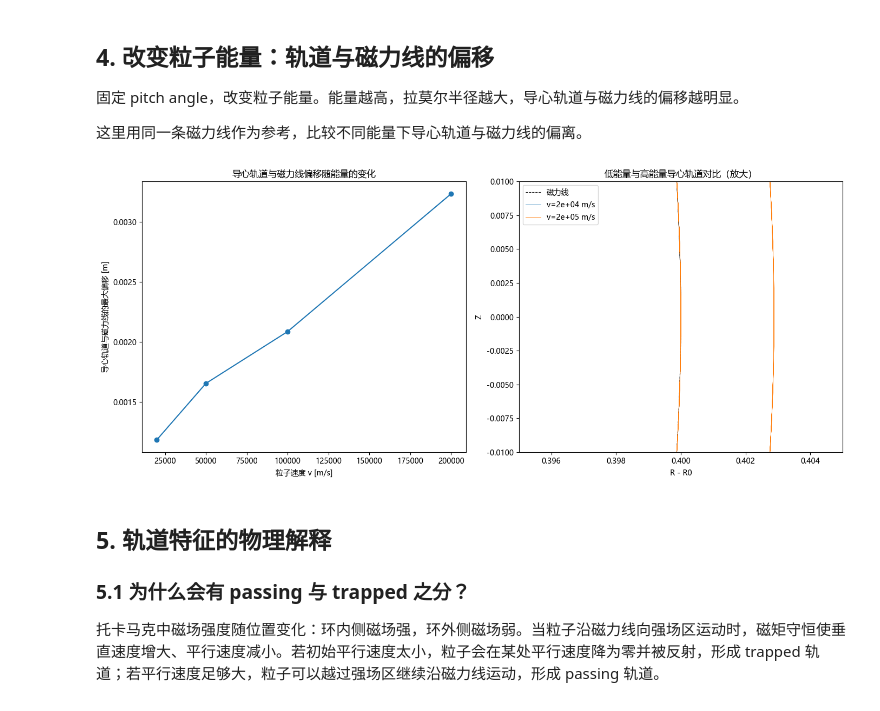
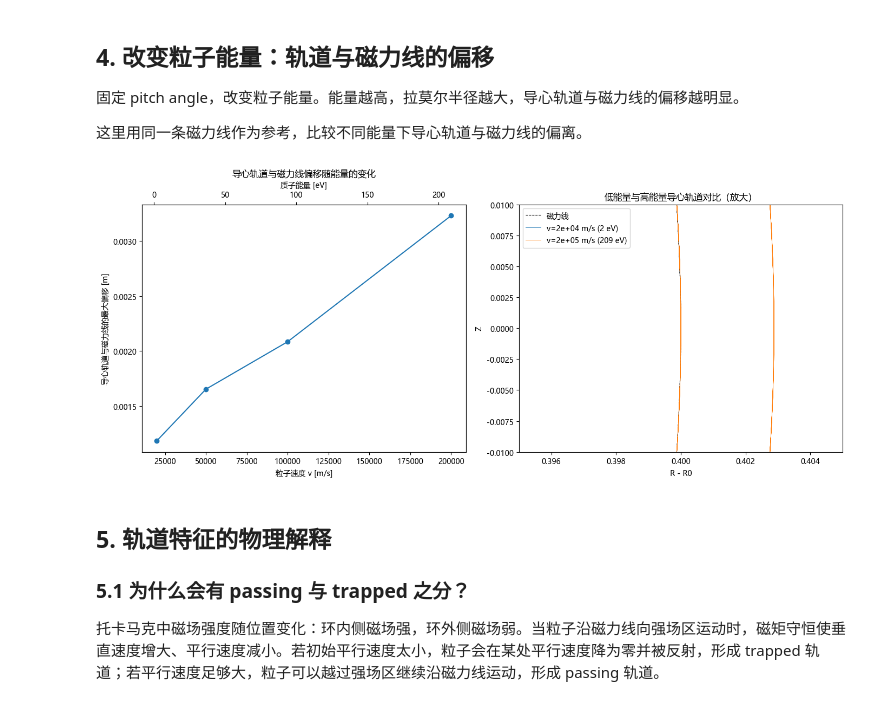
Before and after one commit to Lamb701/particle-simulation, a Jupyter notebook: notebooks/complete_report.ipynb, the cells around one changed output. Drawn from its saved outputs; the diff is of its cells as text; code cells hidden in the pictures.

```diff
--- a/notebooks/complete_report.ipynb
+++ b/notebooks/complete_report.ipynb
@@ -51,12 +51,15 @@ plt.rcParams['axes.unicode_minus'] = False
 
 from src.particles import Particle
 from src.fields import TokamakField
-from src.fieldlines import integrate_fieldline, flux_surface_points
+from src.fieldlines import integrate_fieldline, flux_surface_points, fieldline_angles, winding_slope
 from src.integrators import guiding_center_integrate
 
 PROTON_MASS = 1.6726219e-27
 PROTON_CHARGE = 1.6021766e-19
 
+def speed_to_eV(v):
+    return 0.5 * PROTON_MASS * v**2 / PROTON_CHARGE
+
 field = TokamakField(B0=5.0, R0=10.0, a=1.0, q0=1.0, q1=2.0)
 R0 = 10.0
 # %% [markdown]
@@ -93,5 +96,19 @@ ax2.set_aspect('equal')
 
 plt.tight_layout()
 plt.show()
+
+# 磁力线绕组：θ-φ 斜率 = 1/q，不同磁面 q 不同
+fig, ax = plt.subplots(figsize=(8, 6))
+for r in [0.2, 0.4, 0.6, 0.8]:
+    traj_r = integrate_fieldline(field, np.array([R0 + r, 0.0, 0.0]), 1e-3, 60000)
+    theta, phi = fieldline_angles(traj_r, R0)
+    q_est = 1.0 / winding_slope(theta, phi)
+    ax.plot(phi, theta, lw=0.8, label=f'r={r} m, q≈{q_est:.2f}')
+ax.set_xlabel('环向角 φ [rad]')
+ax.set_ylabel('极向角 θ [rad]')
+ax.set_title('磁力线绕组：斜率 dθ/dφ = 1/q')
+ax.legend()
+plt.tight_layout()
+plt.show()
 # %% [output]
 [figure]
@@ -160,7 +178,6 @@ plt.show()
 # 固定 pitch angle = 0.1，改变能量
 ratio = 0.1
 energies = [2e4, 5e4, 1e5, 2e5]
-labels = ['2×10⁴ m/s', '5×10⁴ m/s', '1×10⁵ m/s', '2×10⁵ m/s']
 
 # 先画一条参考磁力线
 x0 = np.array([10.4, 0.0, 0.0])
@@ -173,6 +190,7 @@ R_fl_ds = R_fl[::100]
 Z_fl_ds = Z_fl[::100]
 
 deviations = []
+orbits = {}
 for v_total in energies:
     v_para = ratio * v_total
     v_perp = np.sqrt(v_total**2 - v_para**2)
@@ -180,47 +198,42 @@ for v_total in energies:
     p = Particle(PROTON_CHARGE, PROTON_MASS, np.array([10.4, 0.0, 0.0]), v)
     result = guiding_center_integrate(field, p, dt=1e-7, n_steps=150000)
     R = np.sqrt(result['trajectory'][:, 0]**2 + result['trajectory'][:, 1]**2)
     Z = result['trajectory'][:, 2]
+    orbits[v_total] = (R, Z)
 
     R_ds = R[::100]
     Z_ds = Z[::100]
-    min_dists = []
-    for i in range(len(R_ds)):
-        dists = np.sqrt((R_fl_ds - R_ds[i])**2 + (Z_fl_ds - Z_ds[i])**2)
-        min_dists.append(np.min(dists))
+    min_dists = [np.min(np.sqrt((R_fl_ds - R_ds[i])**2 + (Z_fl_ds - Z_ds[i])**2)) for i in range(len(R_ds))]
     deviations.append(np.max(min_dists))
 
 fig, axes = plt.subplots(1, 2, figsize=(14, 6))
 
-# 偏移随能量的变化
+# 偏移随能量的变化（上轴标 eV）
 axes[0].plot(energies, deviations, 'o-', lw=1.5)
 axes[0].set_xlabel('粒子速度 v [m/s]')
 axes[0].set_ylabel('导心轨道与磁力线的最大偏移 [m]')
 axes[0].set_title('导心轨道与磁力线偏移随能量的变化')
+ax_ev = axes[0].twiny()
+ax_ev.plot([speed_to_eV(v) for v in energies], deviations, 'o-', alpha=0)
+ax_ev.set_xlabel('质子能量 [eV]')
 
 # 低能量与高能量导心轨道对比（放大到 mm 量级）
 for i, v_total in enumerate([2e4, 2e5]):
-    v_para = ratio * v_total
-    v_perp = np.sqrt(v_total**2 - v_para**2)
-    v = np.array([v_perp, v_para, 0.0])
-    p = Particle(PROTON_CHARGE, PROTON_MASS, np.array([10.4, 0.0, 0.0]), v)
-    result = guiding_center_integrate(field, p, dt=1e-7, n_steps=150000)
-    R = np.sqrt(result['trajectory'][:, 0]**2 + result['trajectory'][:, 1]**2)
-    Z = result['trajectory'][:, 2]
+    R, Z = orbits[v_total]
     axes[1].plot(R_fl - R0, Z_fl, 'k--', lw=0.8, label='磁力线' if i == 0 else None)
-    axes[1].plot(R - R0, Z, lw=0.6, label=f'v={v_total:.0e} m/s')
+    axes[1].plot(R - R0, Z, lw=0.6, label=f'v={v_total:.0e} m/s ({speed_to_eV(v_total):.0f} eV)')
 
 axes[1].set_xlabel('R - R0')
 axes[1].set_ylabel('Z')
 axes[1].set_title('低能量与高能量导心轨道对比（放大）')
 axes[1].set_xlim(0.395, 0.405)
 axes[1].set_ylim(-0.01, 0.01)
 axes[1].legend()
 
 plt.tight_layout()
 plt.show()
 # %% [output]
-[figure, old version]
+[figure, new version]
 # %% [markdown]
 ## 5. 轨道特征的物理解释
 
```
Also changed, not shown: parts of 1 cell of this notebook, 3 other files.
